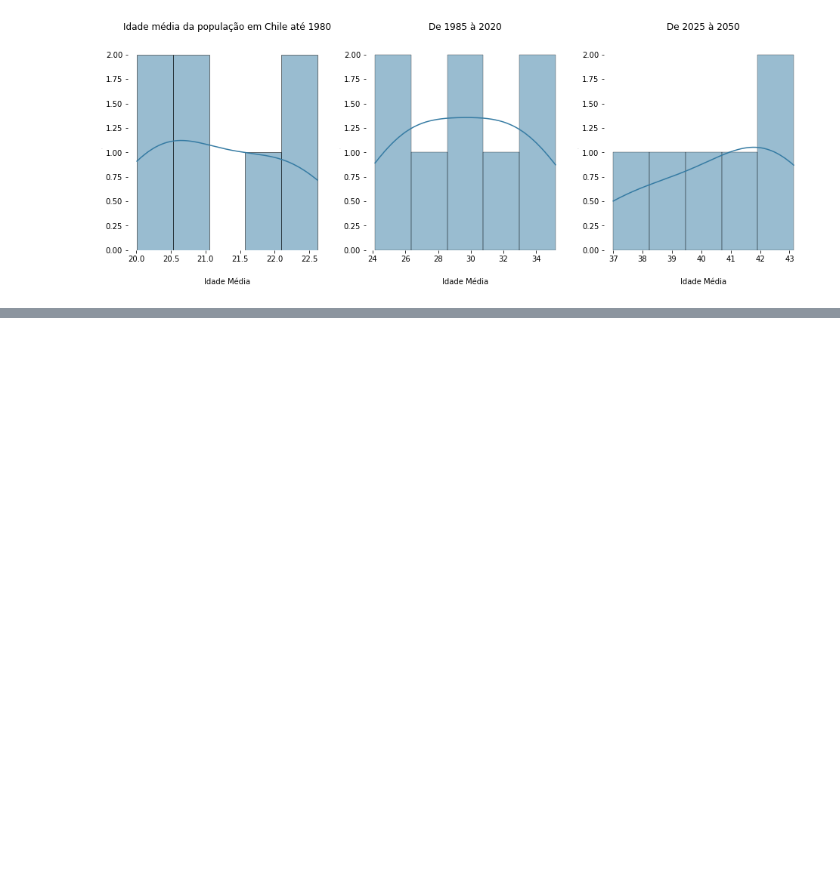
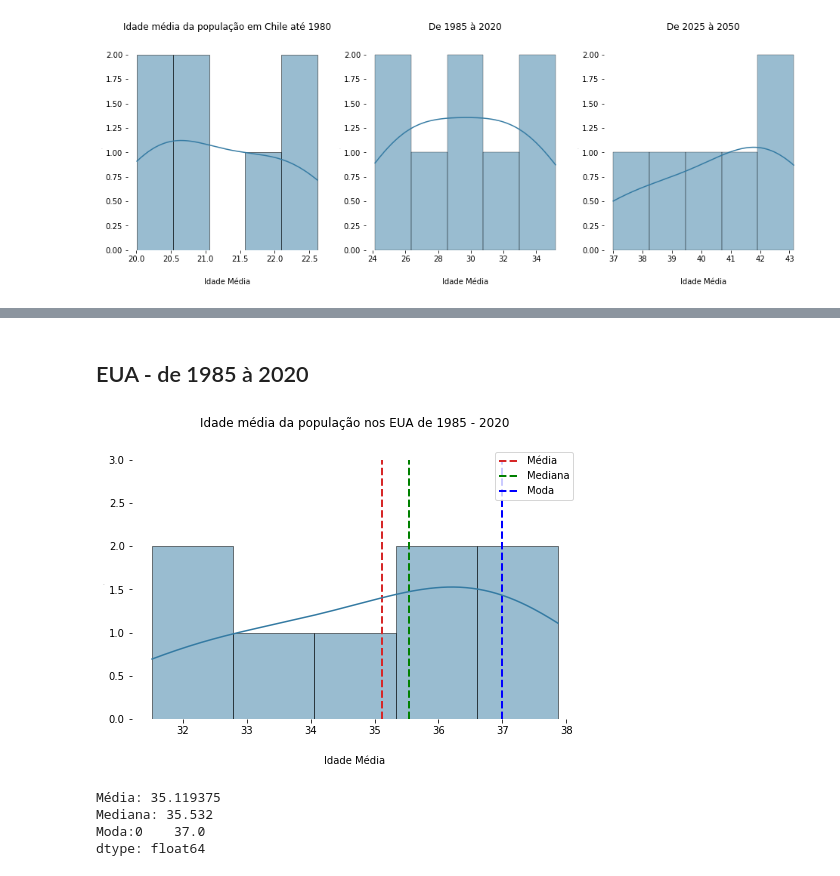
Before and after one commit to daianeklein/Space-Data, a Jupyter notebook: assimetria-idade.ipynb, the cells around one changed output, grey strips where cells are left out. Cells and saved outputs as stored; diff of their text form; code cells hidden in the pictures; blank space fills up the shorter version.

```diff
--- a/assimetria-idade.ipynb
+++ b/assimetria-idade.ipynb
@@ -262,0 +304,37 @@ for p in paises:
+# %% [markdown]
+## EUA - de 1985 à 2020
+# %%
+plt.figure(figsize=(8,5))
+
+sns.histplot(data = df[(df['Country'] == 'United States') & (df['year'].isin(ano2))],   bins = 5, kde = True,
+                 linewidth = 0.5, palette = 'mako')
+sns.despine(bottom=True, left=True)
+plt.title('Idade média da população nos EUA de 1985 - 2020', pad = 20)
+plt.xlabel('Year', labelpad=20)
+plt.xlabel('Idade Média', labelpad=20)
+plt.ylabel([],fontsize=0)
+
+plt.vlines(x=(df[(df['Country'] == 'United States') & (df['year'].isin(ano2))].mean()['idade_media']),
+           linewidth=2, color='#d62728', ymin=0, ymax=3, linestyle='--',
+                label = 'Média')
+
+plt.vlines(x=(df[(df['Country'] == 'United States') & (df['year'].isin(ano2))].median()['idade_media']),
+           linewidth=2, color='green', ymin=0, ymax=3, linestyle='--',
+                label = 'Mediana')
+
+plt.vlines(x=(df[(df['Country'] == 'United States') & (df['year'].isin(ano2))])['idade_media'].round(0).mode(),
+           linewidth=2, color='blue', ymin=0, ymax=3, linestyle='--',
+                label = 'Moda')
+
+plt.legend();
+# %% [output]
+[figure, added]
+# %%
+print('Média: {}'.format(df[(df['Country'] == 'United States') & (df['year'].isin(ano2))].mean()['idade_media']))
+print('Mediana: {}'.format(df[(df['Country'] == 'United States') & (df['year'].isin(ano2))].median()['idade_media']))
+print('Moda:{}'.format((df[(df['Country'] == 'United States') & (df['year'].isin(ano2))])['idade_media'].round(0).mode()))
+# %% [output]
+Média: 35.119375
+Mediana: 35.532
+Moda:0    37.0
+dtype: float64
```
Also changed, not shown: parts of 10 cells of this notebook.
